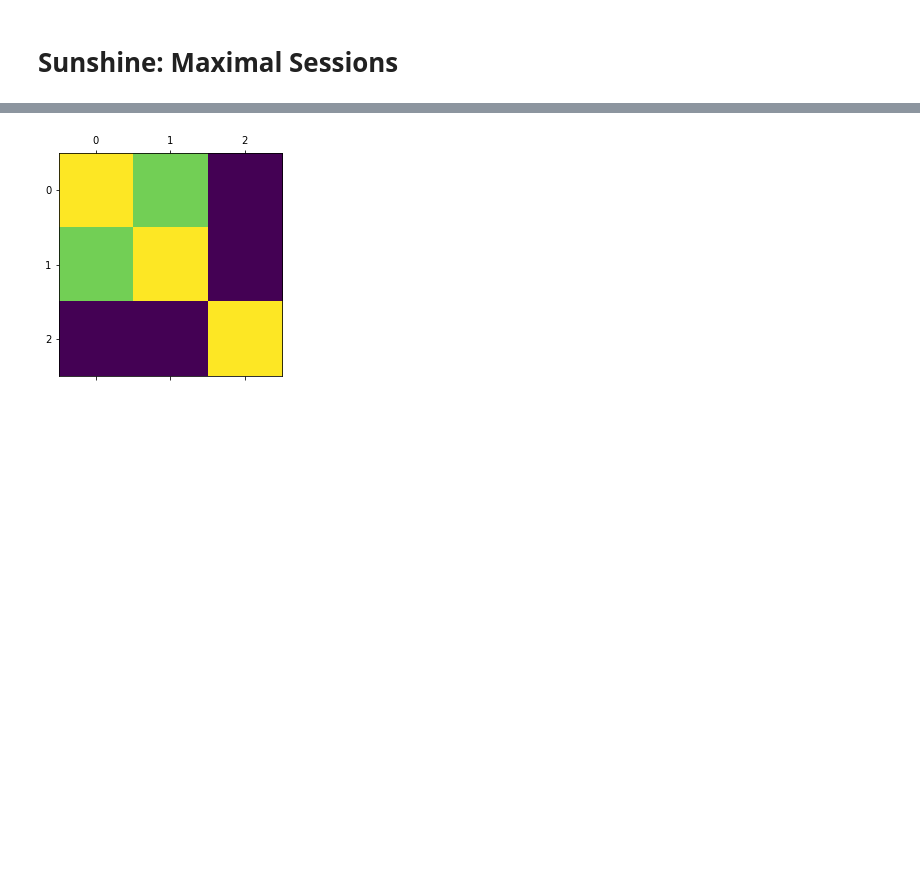
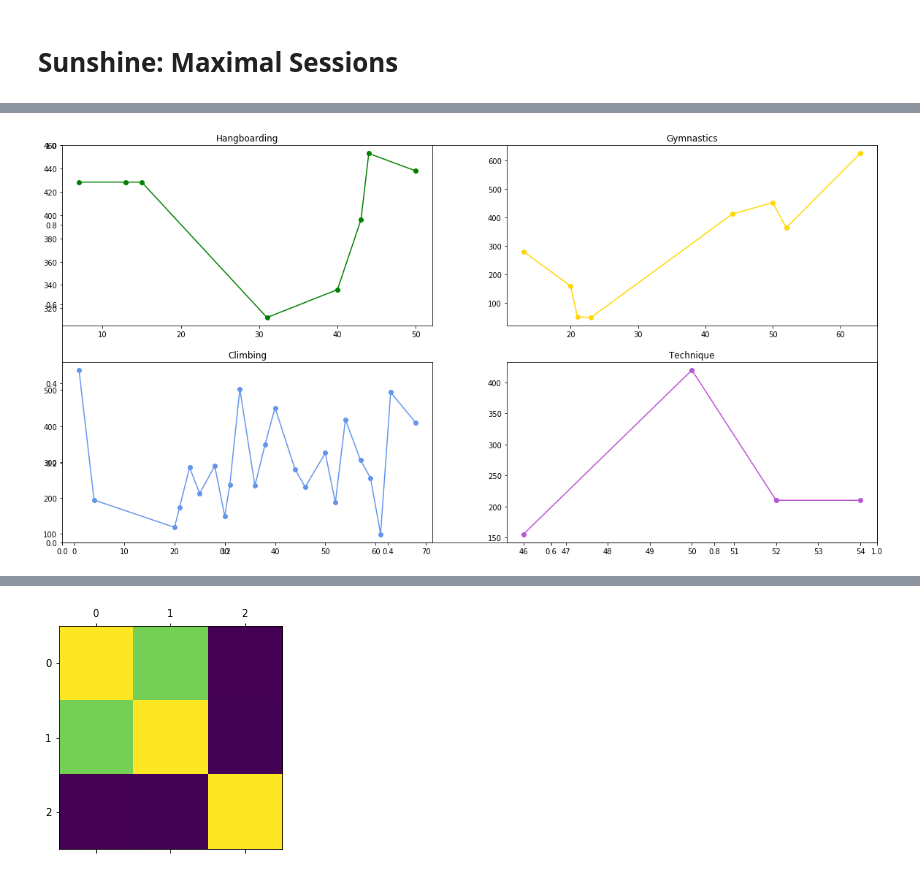
Before and after one commit to gardiac2002/monkies, a Jupyter notebook: Sessions Analysis.ipynb, the cells around one changed output, grey strips where cells are left out. Cells and saved outputs as stored; diff of their text form; code cells hidden in the pictures; blank space fills up the shorter version.

```diff
--- a/Sessions Analysis.ipynb
+++ b/Sessions Analysis.ipynb
@@ -291,3 +324,7 @@ See the caveats in the documentation: http://pandas.pydata.org/pandas-docs/stabl
+# %%
+plot_scores(sunshine_sessions)
+# %% [output]
+[figure, added]
 # %%
 scores = [
     sunshine_sessions[sunshine_sessions.scores > 0].scores,
```
Also changed, not shown: parts of 16 cells of this notebook, 2 other files.
